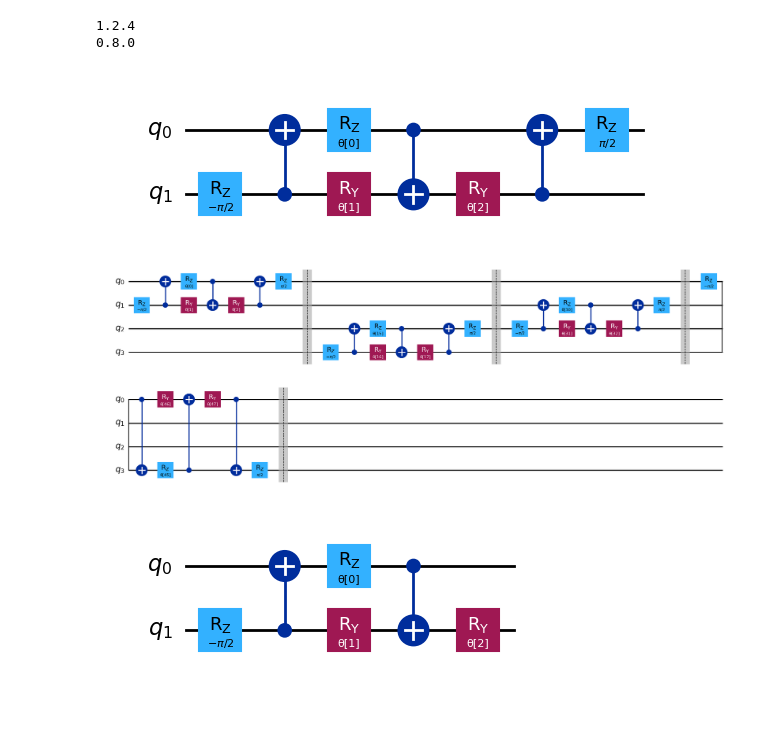
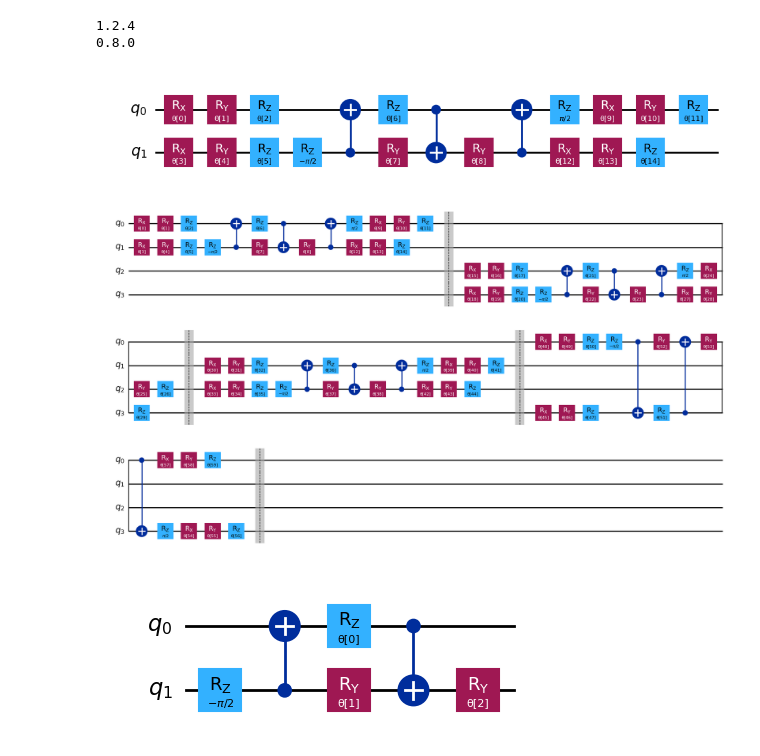
Before and after one commit to hmk55555/QCNN-Research, a Jupyter notebook: 4Qubits(One_Hot)EnhancedCirc_ADAM_256_95Epoch.ipynb, the cells around one changed output. Cells and saved outputs as stored; diff of their text form; code cells hidden in the pictures; blank space fills up the shorter version.

```diff
--- a/4Qubits(One_Hot)EnhancedCirc_ADAM_256_95Epoch.ipynb
+++ b/4Qubits(One_Hot)EnhancedCirc_ADAM_256_95Epoch.ipynb
@@ -26,25 +26,37 @@ print(qiskit_machine_learning.version.get_version_info())
 # %%
 # Creating Circuit
 # %%
-# Two qubit unitary as defined
+# We now define a two qubit unitary to include additional rotation matrices on either side to fully explore the U(4) space.
 def conv_circuit(params):
     target = QuantumCircuit(2)
+    target.rx(params[0], 0)
+    target.ry(params[1], 0)
+    target.rz(params[2], 0)
+    target.rx(params[3], 1)
+    target.ry(params[4], 1)
+    target.rz(params[5], 1)
     target.rz(-np.pi / 2, 1)
     target.cx(1, 0)
-    target.rz(params[0], 0)
-    target.ry(params[1], 1)
+    target.rz(params[6], 0)
+    target.ry(params[7], 1)
     target.cx(0, 1)
-    target.ry(params[2], 1)
+    target.ry(params[8], 1)
     target.cx(1, 0)
     target.rz(np.pi / 2, 0)
+    target.rx(params[9], 0)
+    target.ry(params[10], 0)
+    target.rz(params[11], 0)
+    target.rx(params[12], 1)
+    target.ry(params[13], 1)
+    target.rz(params[14], 1)
     return target
 
-# Visual
-params = ParameterVector("θ", length=3)
+# Let's draw this circuit and see what it looks like
+params = ParameterVector("θ", length=15)
 circuit = conv_circuit(params)
 circuit.draw("mpl")
 # %% [output]
-[figure, old version]
+[figure, new version]
 # %%
 # Create Layer (Repeating Circuit on Neighboring Qubits).
 def conv_layer(num_qubits, param_prefix):
@@ -71,7 +83,7 @@ def conv_layer(num_qubits, param_prefix):
 circuit = conv_layer(4, "θ")
 circuit.decompose().draw("mpl")
 # %% [output]
-[figure, old version]
+[figure, new version]
 # %%
 # Defining Pool Circuit
 def pool_circuit(params):
```
Also changed, not shown: parts of 16 cells of this notebook, 2 other files.
